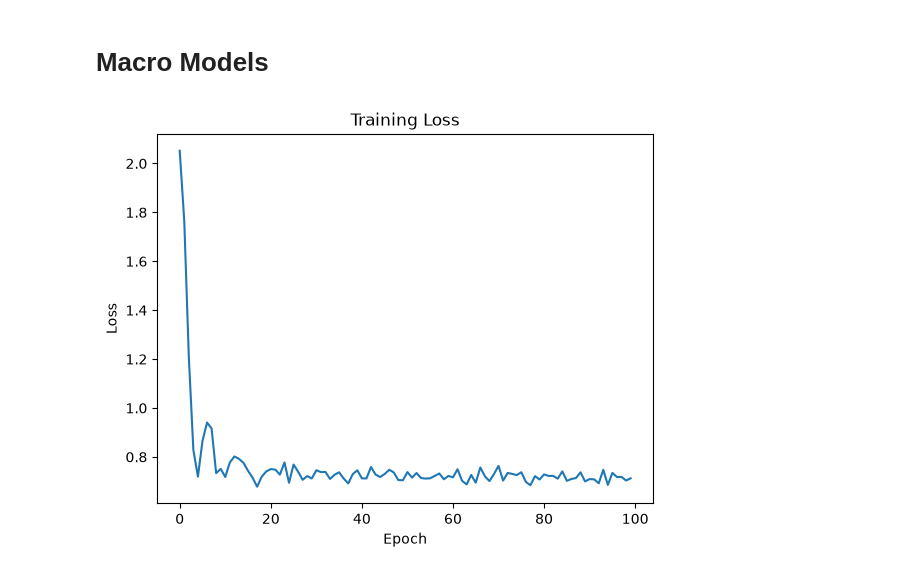
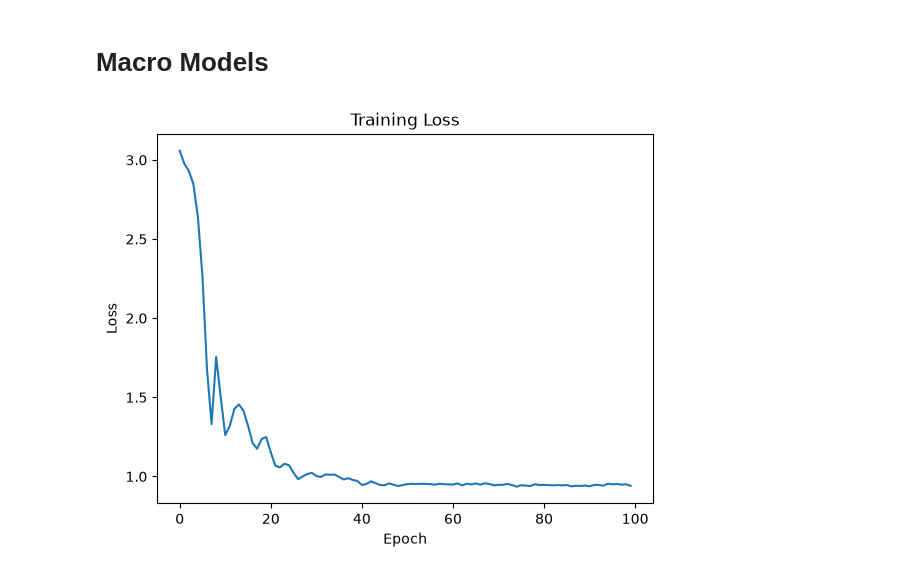
Before and after one commit to StefanoMagriniAlunno/StefanoMagriniAlunno.github.io, a Jupyter notebook: wiki/works/FPE Dynamic Training/main.ipynb, the cells around one changed output. Saved outputs shown, nothing was run; the diff lists cells and outputs as text; code cells hidden in the pictures.

```diff
--- a/wiki/works/FPE Dynamic Training/main.ipynb
+++ b/wiki/works/FPE Dynamic Training/main.ipynb
@@ -4,12 +4,14 @@
 # generate background distribution
 from benchmark import MexicanHat, OrnsteinUhlenbeck, SoftLaplace, StudentT
 
-n_dim = 1
+n_dim = 5
+diffusion = 0.5
 
 # background process
-PGenerator = OrnsteinUhlenbeck(n_dim=n_dim, shape_factor_intensity=0.1, temperature=1.0)
-PcGenerator = OrnsteinUhlenbeck(n_dim=n_dim, shape_fixed=PGenerator.shape, temperature=2.0)
-QGenerator = StudentT(n_dim=n_dim, tail_weight=n_dim/2+2.0, shape_factor_intensity=0.0, beta=20.0)
+PGenerator = MexicanHat(n_dim=n_dim, shape_factor_intensity=0.1, temperature=1.0, batch_size=1000, radius=1.0)
+PcGenerator = MexicanHat(n_dim=n_dim, shape_factor_intensity=0.1, temperature=1.0/diffusion, batch_size=10000, radius=1.0)
+QGenerator = OrnsteinUhlenbeck(n_dim=n_dim, temperature=1.0, shape_factor_intensity=0.0)
+#QGenerator = StudentT(n_dim=n_dim, tail_weight=n_dim/2+2.0, shape_factor_intensity=0.0, beta=20.0)
 
 assert QGenerator.is_normalized(), "QGenerator is not normalized"
 # %%
@@ -51,7 +55,7 @@ class SimpleNN(nn.Module):
     def forward(self, x):
         M = self.net(x)
         p_est = M
-        pc_est = M*0.5+self.b
+        pc_est = M*diffusion-self.b
         q_est = QGenerator.log_prob(x).unsqueeze(1)
         logits = torch.cat((p_est, pc_est, q_est), dim=1)
         return logits
@@ -59,11 +63,11 @@ class SimpleNN(nn.Module):
 myNet = SimpleNN(input_dim=n_dim, hidden_dim=512, n_layers=5)
 myNet.train()
 
-optimizer = AdamW(myNet.parameters(), lr=1e-3, weight_decay=1e-5)
+optimizer = AdamW(myNet.net.parameters(), lr=1e-3, weight_decay=1e-5)
 criterion = nn.CrossEntropyLoss()
 
 n_epochs = 100
-batch_size = 256*int(n_dim*log2(n_dim)+2)
+batch_size = int(256*(2*n_dim*log2(n_dim)+2))
 loss_history = []
 for epoch in tqdm(range(n_epochs), desc="Training"):
     # genero i batch
@@ -81,31 +85,45 @@ for epoch in tqdm(range(n_epochs), desc="Training"):
     outputs = myNet(batch_samples)
     # outputs has shape (N,3)
     # batch_labels has shape (N,)
     loss = criterion(outputs, batch_labels)
     loss.backward()
     optimizer.step()
     loss_history.append(loss.item())
 
+    # newton per il parametro b
+    myNet.eval()  # è importante spegnere il training mode per evitare che il dropout influisca sul calcolo del gradiente e dell'hessiano
+    with torch.no_grad():
+        for i in range(1):
+            # calcolo il gradiente e l'hessiano rispetto a b
+            logits = myNet(batch_samples)
+            probs = torch.softmax(logits, dim=1)
+            C1 = probs[:, 1]
+            f_prime = 1.0/3.0 - torch.mean(C1)
+            f_second = torch.mean(C1 * (1.0 - C1))
+            # aggiorno b con un passo di newton
+            myNet.b -= f_prime / (f_second + 1e-8)  # anche se il problema è convesso, ha code lineari. Richiede regolarizzazione.
+    myNet.train()
+
 from matplotlib import pyplot as plt
 plt.plot(loss_history)
 plt.title("Training Loss")
 plt.xlabel("Epoch")
 plt.ylabel("Loss")
 plt.show()
 
 myNet.eval()
 with torch.no_grad():
     Psamples = PGenerator(n_samples=10000)
     Pcsamples = PcGenerator(n_samples=10000)
     Qsamples = QGenerator(n_samples=10000)
     Plabels = torch.full((10000,), 0, dtype=torch.long)
     Pclabels = torch.full((10000,), 1, dtype=torch.long)
     Qlabels  = torch.full((10000,), 2, dtype=torch.long)
     batch_samples = torch.cat((Psamples, Pcsamples, Qsamples), dim=0)
     batch_labels = torch.cat((Plabels, Pclabels, Qlabels), dim=0)
     optimizer.zero_grad()
     outputs = myNet(batch_samples)
     loss = criterion(outputs, batch_labels)
     print(f"Final loss: {loss.item()}")
 # %% [output]
-[figure, old version]
+[figure, new version]
```
Also changed, not shown: parts of 7 cells of this notebook.
